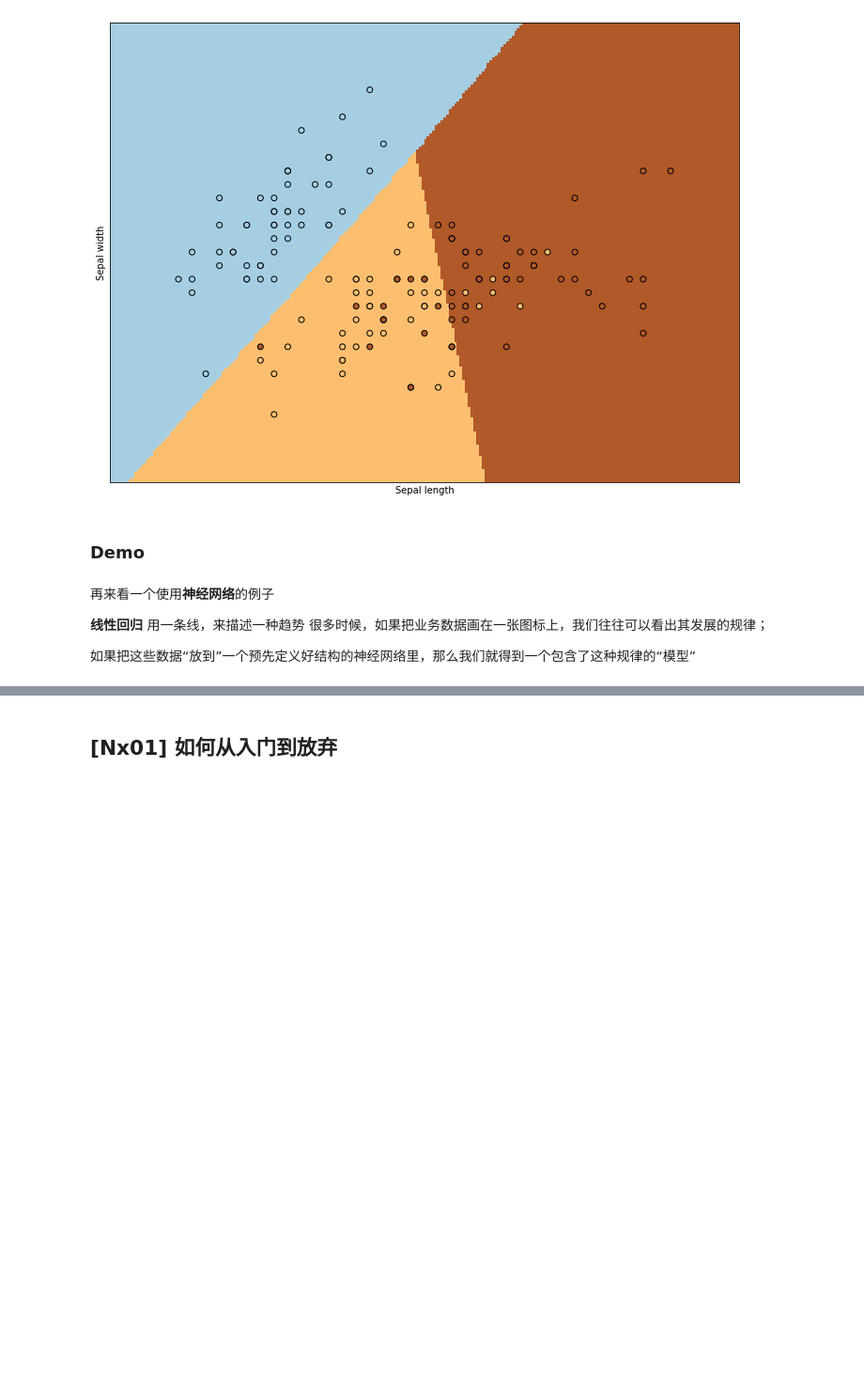
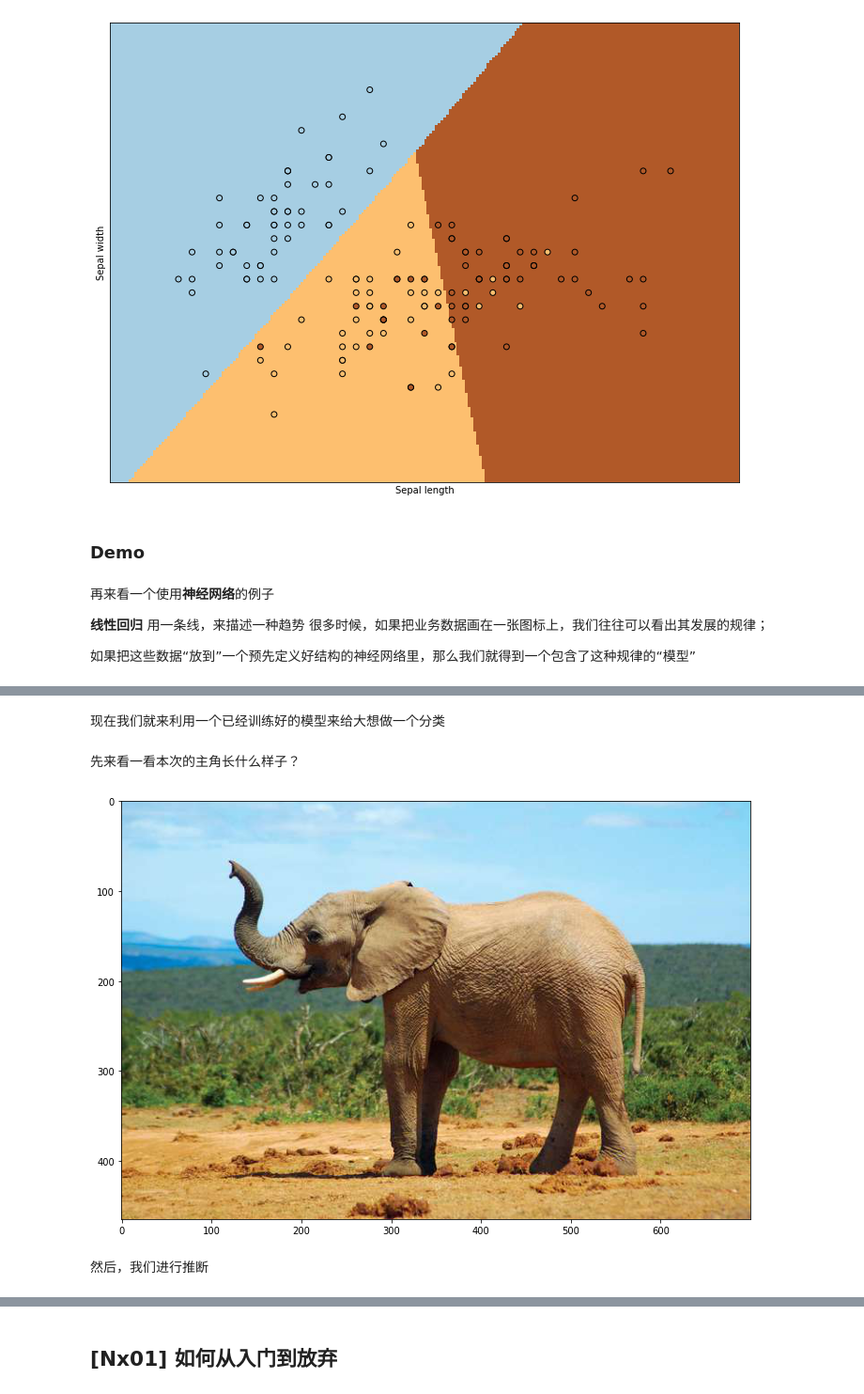
Before and after one commit to uguisu/I2MLTFC, a Jupyter notebook: course.ipynb, the cells around one changed output, grey strips where cells are left out. Shown: that part at 94% size. Cells and saved outputs as stored; diff of their text form; code cells hidden in the pictures; blank space fills up the shorter version.

```diff
--- a/course.ipynb
+++ b/course.ipynb
@@ -297,0 +497,16 @@ Epoch 500/500
+# %% [markdown]
+现在我们就来利用一个已经训练好的模型来给大想做一个分类
+# %% [markdown]
+先来看一看本次的主角长什么样子？
+# %%
+import matplotlib.pyplot as plt
+import matplotlib.image as mpimg
+
+plt.figure(figsize=(12,10))
+img=mpimg.imread('asset/African-savanna-elephant.jpg')
+imgplot = plt.imshow(img)
+plt.show()
+# %% [output]
+[figure, added]
+# %% [markdown]
+然后，我们进行推断
```
Also changed, not shown: parts of 31 cells of this notebook, 7 other files.
